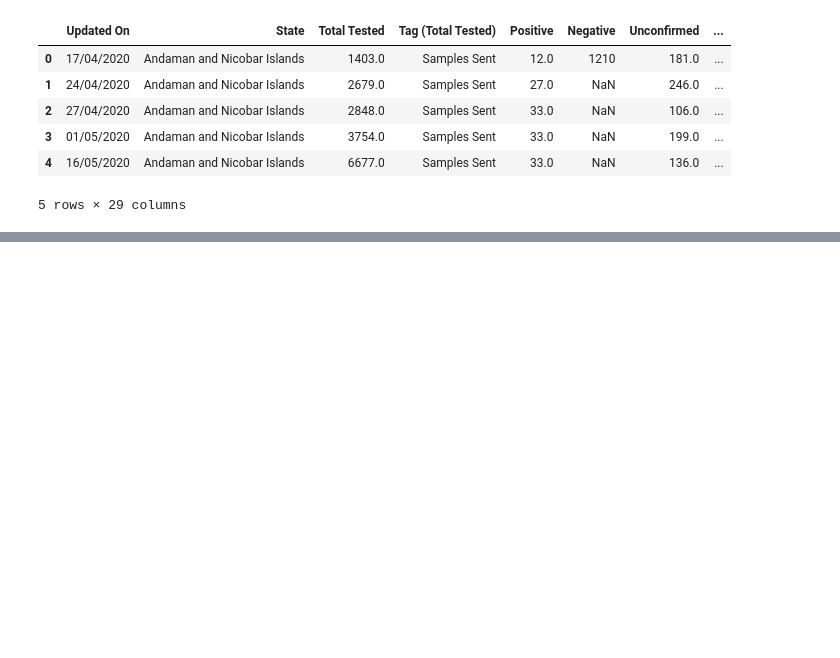
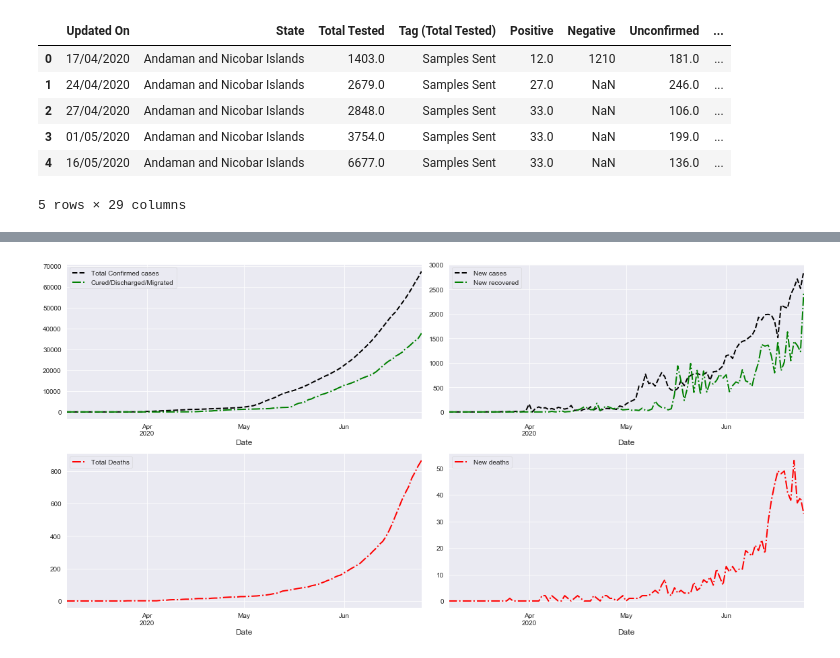
Before and after one commit to Nascent-bot/Covid19, a Jupyter notebook: CoronaVirusDataAnalysis.ipynb, the cells around one changed output, grey strips where cells are left out. Saved outputs shown, nothing was run; the diff lists cells and outputs as text; code cells hidden in the pictures; blank space fills up the shorter version.

```diff
--- a/CoronaVirusDataAnalysis.ipynb
+++ b/CoronaVirusDataAnalysis.ipynb
@@ -59,0 +104,31 @@ state_test.head()
+# %%
+plt.figure(figsize=(16,8))
+#Total Confirmed Cases
+case=df[df['Name of State / UT']=="Tamil Nadu"]["Total Confirmed cases"]
+#Total Cured
+cured=df[df['Name of State / UT']=="Tamil Nadu"]["Cured/Discharged/Migrated"]
+#Total Deaths
+death=df[df['Name of State / UT']=="Tamil Nadu"]["Death"]
+#New cases per day
+new_case=df[df['Name of State / UT']=="Tamil Nadu"]["New cases"]
+#New deaths per day
+new_death=df[df['Name of State / UT']=="Tamil Nadu"]["New deaths"]
+#New recovery per day
+new_recovery=df[df['Name of State / UT']=="Tamil Nadu"]["New recovered"]
+#Total Confirmed vs Total Cured
+plt.subplot(2,2,1)
+case.plot(kind='line',legend=True,ls='--',lw=2,color='black')
+cured.plot(kind='line',legend=True,cmap='coolwarm',ls='dashdot',lw=2,color='green');
+#New cases per day vs Recovery per day
+plt.subplot(2,2,2)
+new_case.plot(kind='line',legend=True,ls='--',lw=2,color='black')
+new_recovery.plot(kind='line',legend=True,cmap='coolwarm',ls='dashdot',lw=2,color='green');
+#Total Deaths
+plt.subplot(2,2,3)
+death.plot(kind='line',legend=True,cmap='coolwarm',ls='dashdot',lw=2,color='red',label='Total Deaths');
+#New Deaths
+plt.subplot(2,2,4)
+new_death.plot(kind='line',legend=True,cmap='coolwarm',ls='dashdot',lw=2,color='red');
+plt.tight_layout()
+# %% [output]
+[figure, added]
```
Also changed, not shown: parts of 8 cells of this notebook.
